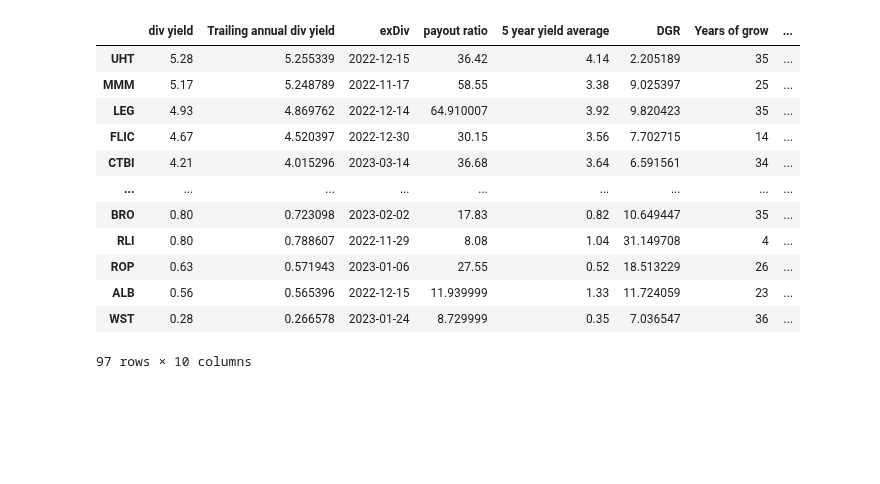
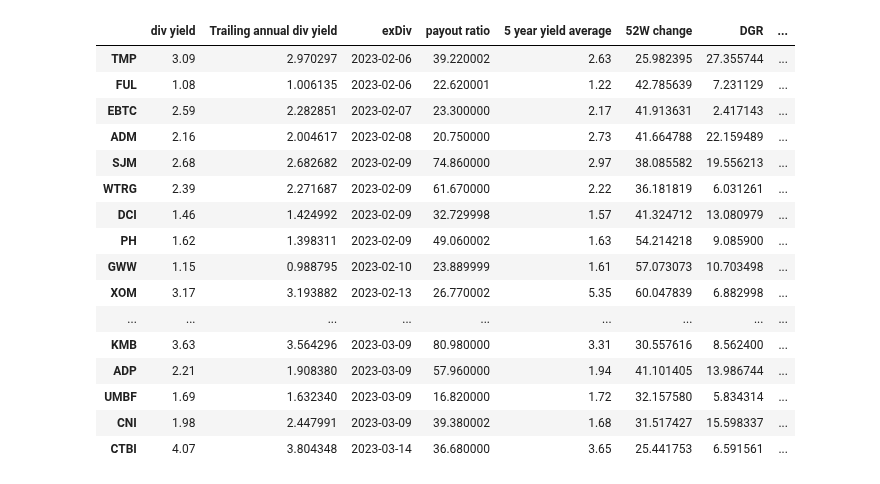
Before and after one commit to Idanq1/Stocks-Strategies, a Jupyter notebook: Dividends/Screener2.ipynb, the cells around one changed output. Saved outputs shown, nothing was run; the diff lists cells and outputs as text; code cells hidden in the pictures; blank space fills up the shorter version.

```diff
--- a/Dividends/Screener2.ipynb
+++ b/Dividends/Screener2.ipynb
@@ -131,17 +120,26 @@ df.sort_values("5 year yield average", ascending=False)
-# %%
-cond = df["payout ratio"] < 70
-df[cond].sort_values("div yield", ascending=False)
-# %% [output]
-|  | div yield | Trailing annual div yield | exDiv | payout ratio | 5 year yield average | DGR | Years of grow | ... |
-| UHT | 5.28 | 5.255339 | 2022-12-15 | 36.42 | 4.14 | 2.205189 | 35 | ... |
-| MMM | 5.17 | 5.248789 | 2022-11-17 | 58.55 | 3.38 | 9.025397 | 25 | ... |
-| LEG | 4.93 | 4.869762 | 2022-12-14 | 64.910007 | 3.92 | 9.820423 | 35 | ... |
-| FLIC | 4.67 | 4.520397 | 2022-12-30 | 30.15 | 3.56 | 7.702715 | 14 | ... |
-| CTBI | 4.21 | 4.015296 | 2023-03-14 | 36.68 | 3.64 | 6.591561 | 34 | ... |
-| ... | ... | ... | ... | ... | ... | ... | ... | ... |
-| BRO | 0.80 | 0.723098 | 2023-02-02 | 17.83 | 0.82 | 10.649447 | 35 | ... |
-| RLI | 0.80 | 0.788607 | 2022-11-29 | 8.08 | 1.04 | 31.149708 | 4 | ... |
-| ROP | 0.63 | 0.571943 | 2023-01-06 | 27.55 | 0.52 | 18.513229 | 26 | ... |
-| ALB | 0.56 | 0.565396 | 2022-12-15 | 11.939999 | 1.33 | 11.724059 | 23 | ... |
-| WST | 0.28 | 0.266578 | 2023-01-24 | 8.729999 | 0.35 | 7.036547 | 36 | ... |
-97 rows × 10 columns
+# %%
+# SORT BY CLOSEST EXDATE TO TODAY
+today = pd.Timestamp(datetime.now().date())
+cop = df.copy()
+cop['Difference'] = (df['exDiv'] - today).dt.total_seconds()
+cop["Difference"] = np.where(cop["Difference"] < 0, 999999999, cop["Difference"])
+# Sort the DataFrame based on the absolute value of the difference
+cop.sort_values(by='Difference', key=lambda x: abs(x)).head(30)
+# %% [output]
+|  | div yield | Trailing annual div yield | exDiv | payout ratio | 5 year yield average | 52W change | DGR | ... |
+| TMP | 3.09 | 2.970297 | 2023-02-06 | 39.220002 | 2.63 | 25.982395 | 27.355744 | ... |
+| FUL | 1.08 | 1.006135 | 2023-02-06 | 22.620001 | 1.22 | 42.785639 | 7.231129 | ... |
+| EBTC | 2.59 | 2.282851 | 2023-02-07 | 23.300000 | 2.17 | 41.913631 | 2.417143 | ... |
+| ADM | 2.16 | 2.004617 | 2023-02-08 | 20.750000 | 2.73 | 41.664788 | 22.159489 | ... |
+| SJM | 2.68 | 2.682682 | 2023-02-09 | 74.860000 | 2.97 | 38.085582 | 19.556213 | ... |
+| WTRG | 2.39 | 2.271687 | 2023-02-09 | 61.670000 | 2.22 | 36.181819 | 6.031261 | ... |
+| DCI | 1.46 | 1.424992 | 2023-02-09 | 32.729998 | 1.57 | 41.324712 | 13.080979 | ... |
+| PH | 1.62 | 1.398311 | 2023-02-09 | 49.060002 | 1.63 | 54.214218 | 9.085900 | ... |
+| GWW | 1.15 | 0.988795 | 2023-02-10 | 23.889999 | 1.61 | 57.073073 | 10.703498 | ... |
+| XOM | 3.17 | 3.193882 | 2023-02-13 | 26.770002 | 5.35 | 60.047839 | 6.882998 | ... |
+| ... | ... | ... | ... | ... | ... | ... | ... | ... |
+| KMB | 3.63 | 3.564296 | 2023-03-09 | 80.980000 | 3.31 | 30.557616 | 8.562400 | ... |
+| ADP | 2.21 | 1.908380 | 2023-03-09 | 57.960000 | 1.94 | 41.101405 | 13.986744 | ... |
+| UMBF | 1.69 | 1.632340 | 2023-03-09 | 16.820000 | 1.72 | 32.157580 | 5.834314 | ... |
+| CNI | 1.98 | 2.447991 | 2023-03-09 | 39.380002 | 1.68 | 31.517427 | 15.598337 | ... |
+| CTBI | 4.07 | 3.804348 | 2023-03-14 | 36.680000 | 3.65 | 25.441753 | 6.591561 | ... |
```
Also changed, not shown: parts of 15 cells of this notebook, 5 other files.
